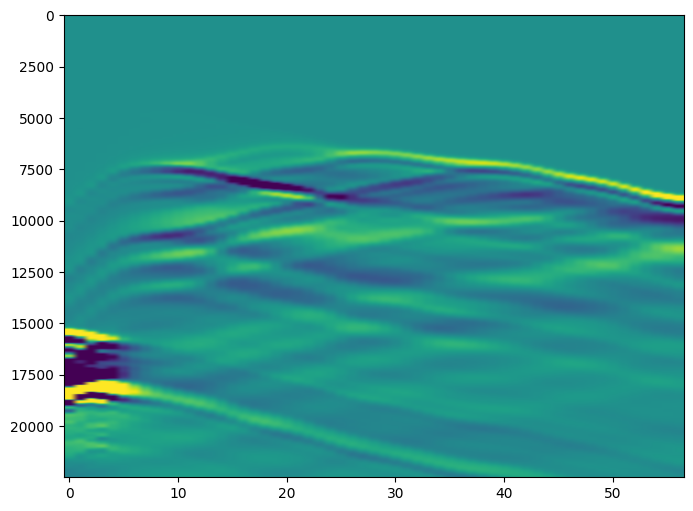
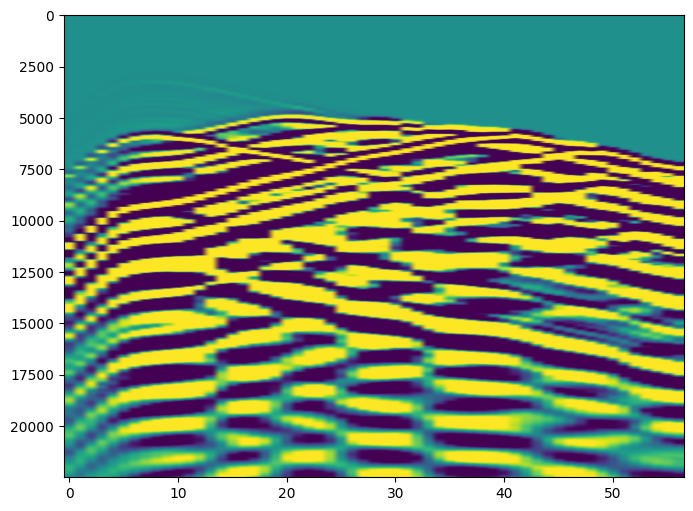
Code edit (unified diff) that turned the first committed figure into the second:
--- before
+++ after
@@ -1,6 +1,6 @@
-plt.imshow(d_syn_r*scale_factor, aspect='auto', vmin=-0.8, vmax=0.8)
+plt.imshow(d_syn_r*scale_factor, aspect='auto', vmin=-1, vmax=1)
 plt.show()
-plt.imshow(d_obs.T, aspect='auto', vmin=-0.8, vmax=0.8)
+plt.imshow(d_obs.T, aspect='auto', vmin=-1, vmax=1)
 plt.show()
-plt.imshow(d_obs.T-d_syn_r*scale_factor, aspect='auto', vmin=-0.8, vmax=0.8)
+plt.imshow(d_obs.T-d_syn_r*scale_factor, aspect='auto', vmin=-1, vmax=1)
 plt.show()

Commit: vti wavelet inversion experiments